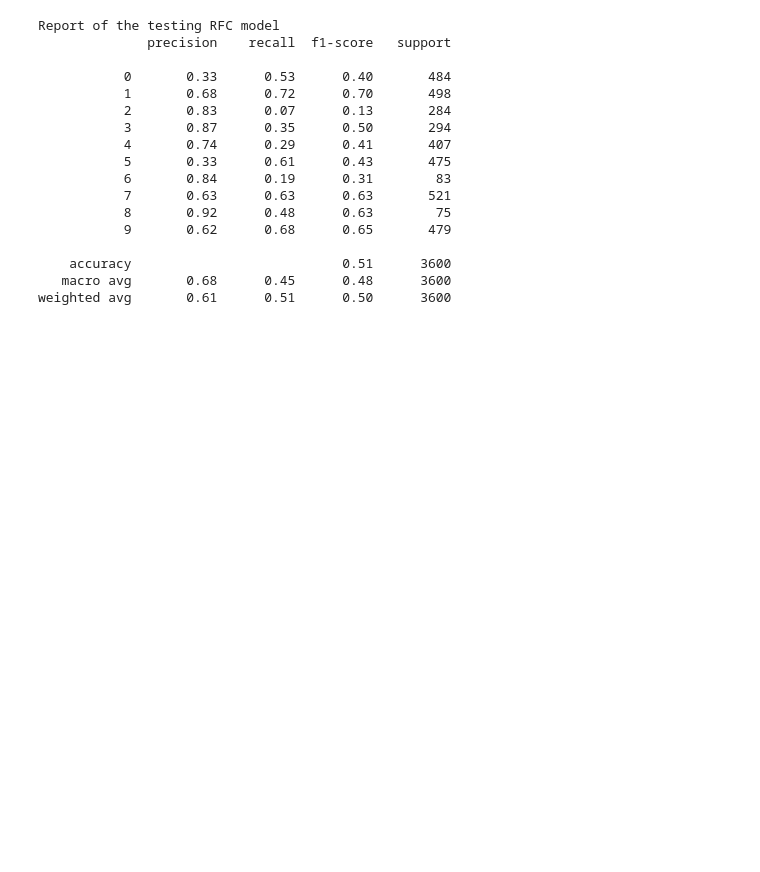
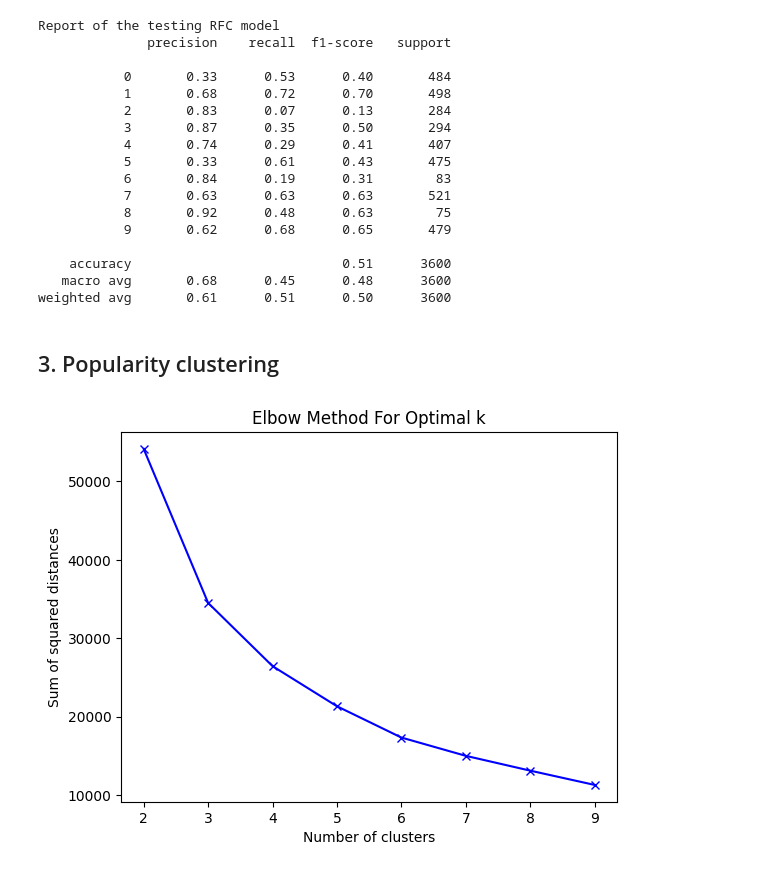
Before and after one commit to luongtien257/DataGeniusProject, a Jupyter notebook: ML_Model/ML_Model.ipynb, the cells around one changed output. Drawn from its saved outputs; the diff is of its cells as text; code cells hidden in the pictures; blank space fills up the shorter version.

```diff
--- a/ML_Model/ML_Model.ipynb
+++ b/ML_Model/ML_Model.ipynb
@@ -223,3 +224,30 @@ Report of the testing RFC model
     accuracy                           0.51      3600
    macro avg       0.68      0.45      0.48      3600
 weighted avg       0.61      0.51      0.50      3600
+# %% [markdown]
+## 3. Popularity clustering
+# %%
+# Feature selection
+x_cl = df[['existed_day_count', 'rating_average', 'review_count', 'quantity_sold_count', 'seller_count']]
+
+# Rescale the input data
+scaler = StandardScaler()
+
+x_cl_rescale = pd.DataFrame(scaler.fit_transform(x_cl), columns = x_cl.columns)
+# %%
+# Find the best number of clusters
+sum_of_squared_distances = []
+K = range(2,10)
+for k in K:
+   km = KMeans(n_clusters = k, max_iter = 600, n_init = 10)
+   km.fit(x_cl_rescale)
+   sum_of_squared_distances.append(km.inertia_)
+
+# Plot the result
+plt.plot(K, sum_of_squared_distances, 'bx-')
+plt.xlabel('Number of clusters')
+plt.ylabel('Sum of squared distances')
+plt.title('Elbow Method For Optimal k')
+plt.show()
+# %% [output]
+[figure, added]
```
Also changed, not shown: parts of 3 cells of this notebook.
